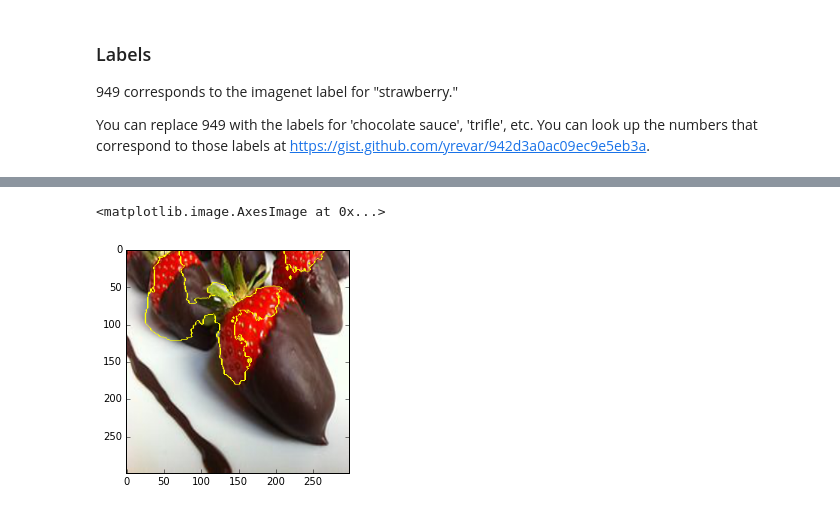
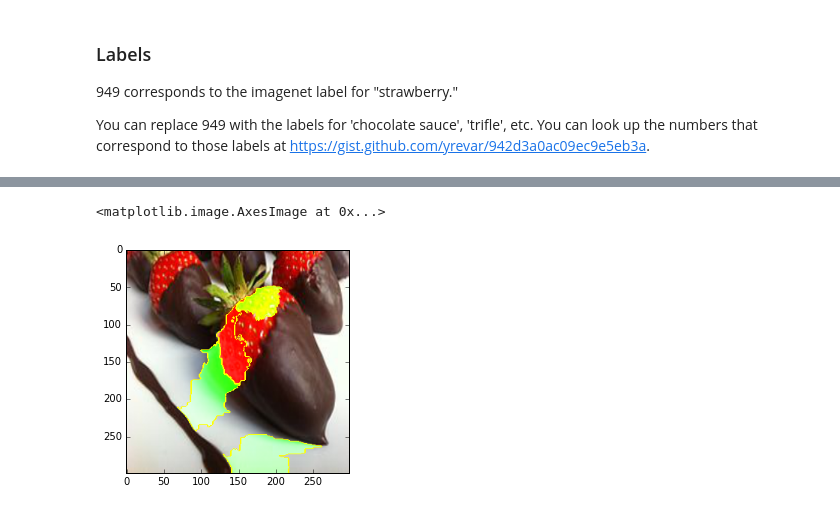
Before and after one commit to leilavc/seocs_lime_demo, a Jupyter notebook: lime_demo.ipynb, the cells around one changed output, grey strips where cells are left out. Cells and saved outputs as stored; diff of their text form; code cells hidden in the pictures.

```diff
--- a/lime_demo.ipynb
+++ b/lime_demo.ipynb
@@ -78,6 +85,7 @@ plt.imshow(mark_boundaries(temp / 2 + 0.5, mask))
 # %%
-temp, mask = explanation_img.get_image_and_mask(label_img, positive_only=True, num_features=5, hide_rest=False)
+label_img = 960
+temp, mask = explanation_img.get_image_and_mask(label_img, positive_only=False, num_features=5, hide_rest=False)
 plt.imshow(mark_boundaries(temp / 2 + 0.5, mask))
 # %% [output]
 <matplotlib.image.AxesImage at 0x...>
-[figure, old version]
+[figure, new version]
```
Also changed, not shown: parts of 2 cells of this notebook, 1 other file.
